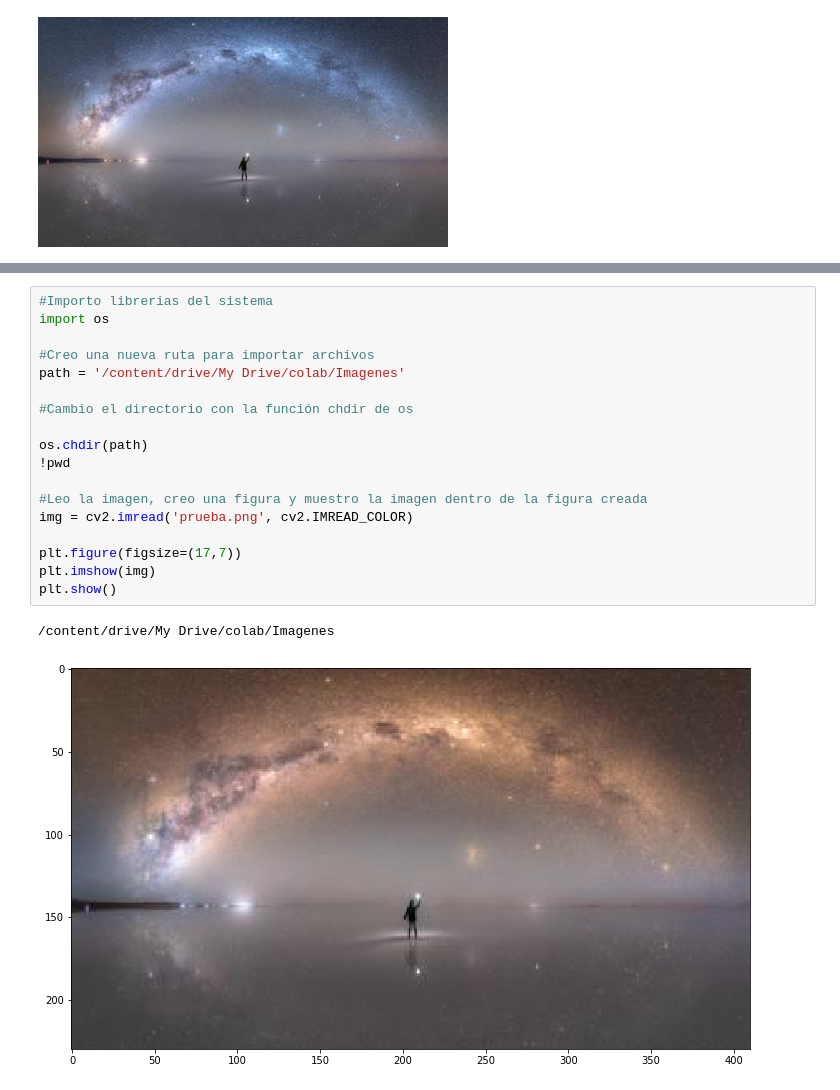
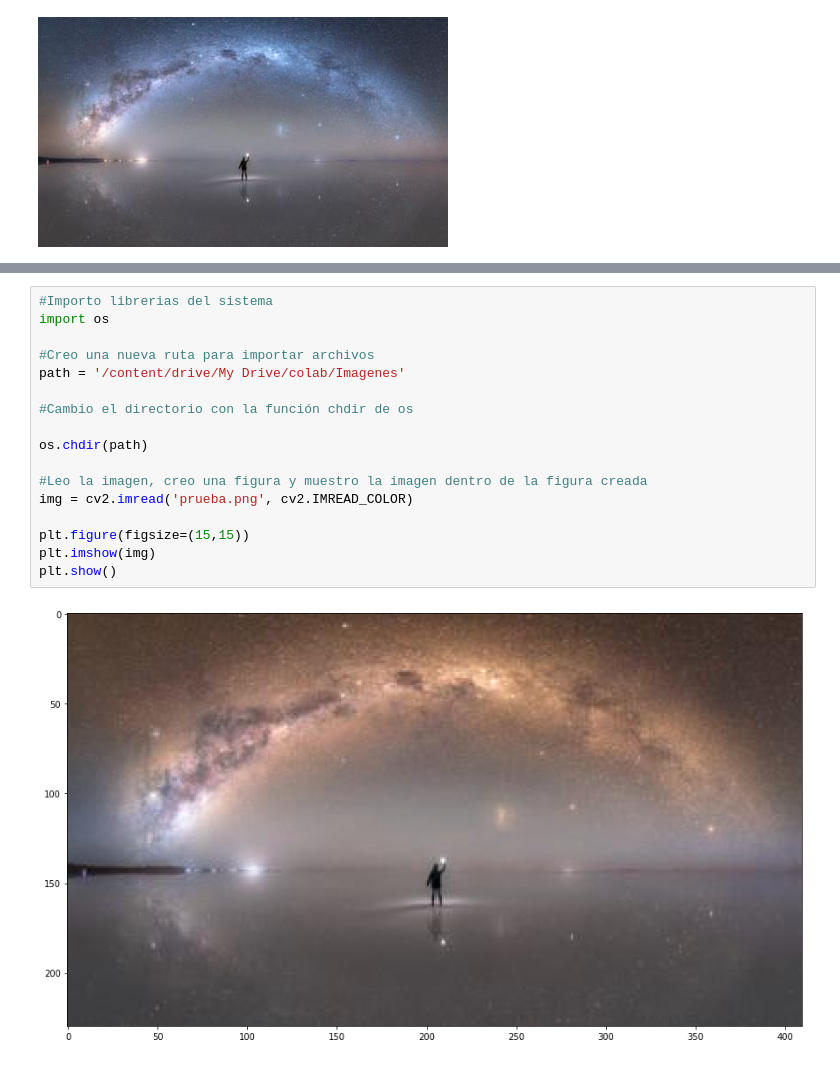
Before and after one commit to JuanRenza/Imagenes, a Jupyter notebook: Clase1.ipynb, the cells around one changed output, grey strips where cells are left out. Drawn from its saved outputs; the diff is of its cells as text.

```diff
--- a/Clase1.ipynb
+++ b/Clase1.ipynb
@@ -47,21 +43,19 @@ prueba.png
 # %%
 #Importo librerias del sistema
 import os
 
 #Creo una nueva ruta para importar archivos
 path = '/content/drive/My Drive/colab/Imagenes'
 
 #Cambio el directorio con la función chdir de os
 
 os.chdir(path)
-!pwd
 
 #Leo la imagen, creo una figura y muestro la imagen dentro de la figura creada
 img = cv2.imread('prueba.png', cv2.IMREAD_COLOR)
 
-plt.figure(figsize=(17,7))
+plt.figure(figsize=(15,15))
 plt.imshow(img)
 plt.show()
 # %% [output]
-/content/drive/My Drive/colab/Imagenes
-[figure, old version]
+[figure, new version]
```
Also changed, not shown: parts of 8 cells of this notebook.
